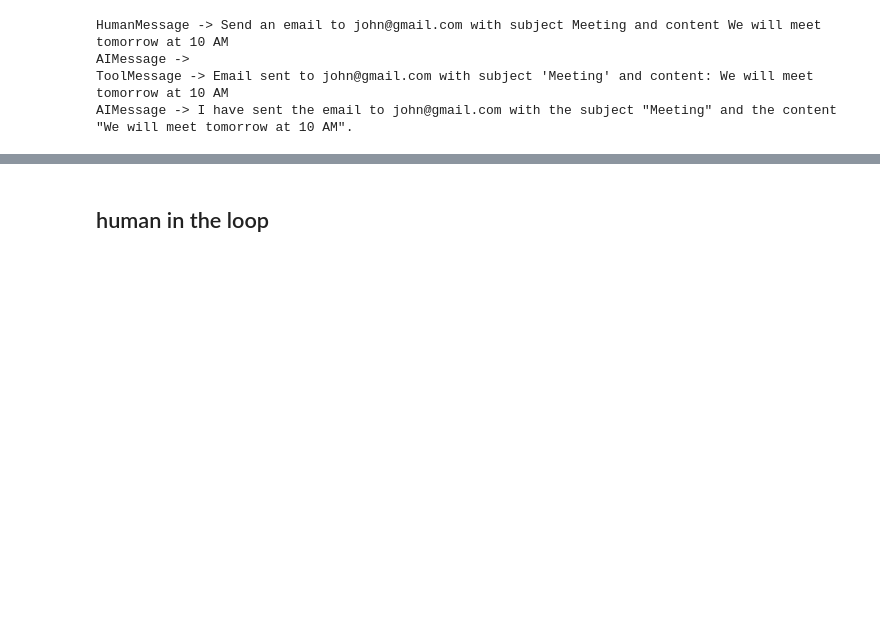
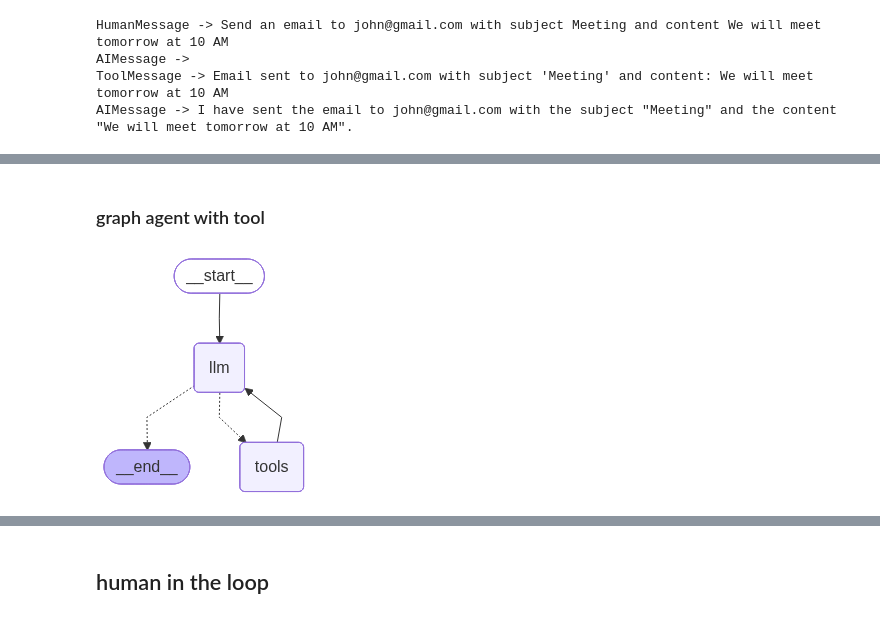
Before and after one commit to manishhnnegi/Langraph-Refresher, a Jupyter notebook: official-langraph-basics/1_langraph/15_0_summary.ipynb, the cells around one changed output, grey strips where cells are left out. Drawn from its saved outputs; the diff is of its cells as text; code cells hidden in the pictures; blank space fills up the shorter version.

```diff
--- a/official-langraph-basics/1_langraph/15_0_summary.ipynb
+++ b/official-langraph-basics/1_langraph/15_0_summary.ipynb
@@ -494,0 +572,47 @@ user_input = "Send an email to john@gmail.com with subject Meeting and content W
+# %% [markdown]
+### graph agent with tool
+# %%
+
+from langgraph.graph import StateGraph, START, END
+from langgraph.graph import MessagesState
+from langgraph.prebuilt import ToolNode
+from langgraph.prebuilt import tools_condition
+from langchain_core.messages import HumanMessage
+from IPython.display import Image
+## tool definiton
+#----------------------
+
+def multiply(a: int, b: int) -> int:
+    """Multiply a and b."""
+    return a * b
+
+llm_with_tools = llmg.bind_tools([multiply])
+
+
+def call_llm(state: MessagesState):
+    print("--- Calling LLM ---")
+    response = llm_with_tools.invoke(state["messages"])
+    return {"messages": [response]}
+
+
+
+builder = StateGraph(MessagesState)
+builder.add_node("llm", call_llm)
+builder.add_node(
+    "tools",
+    ToolNode([multiply])
+)
+
+builder.add_edge(START, "llm")
+builder.add_conditional_edges(
+    "llm",
+    tools_condition
+)
+builder.add_edge("tools", "llm")
+graph = builder.compile()
+
+
+# View
+display(Image(graph.get_graph().draw_mermaid_png()))
+# %% [output]
+[figure, added]
```
Also changed, not shown: parts of 19 cells of this notebook, 19 other files.
